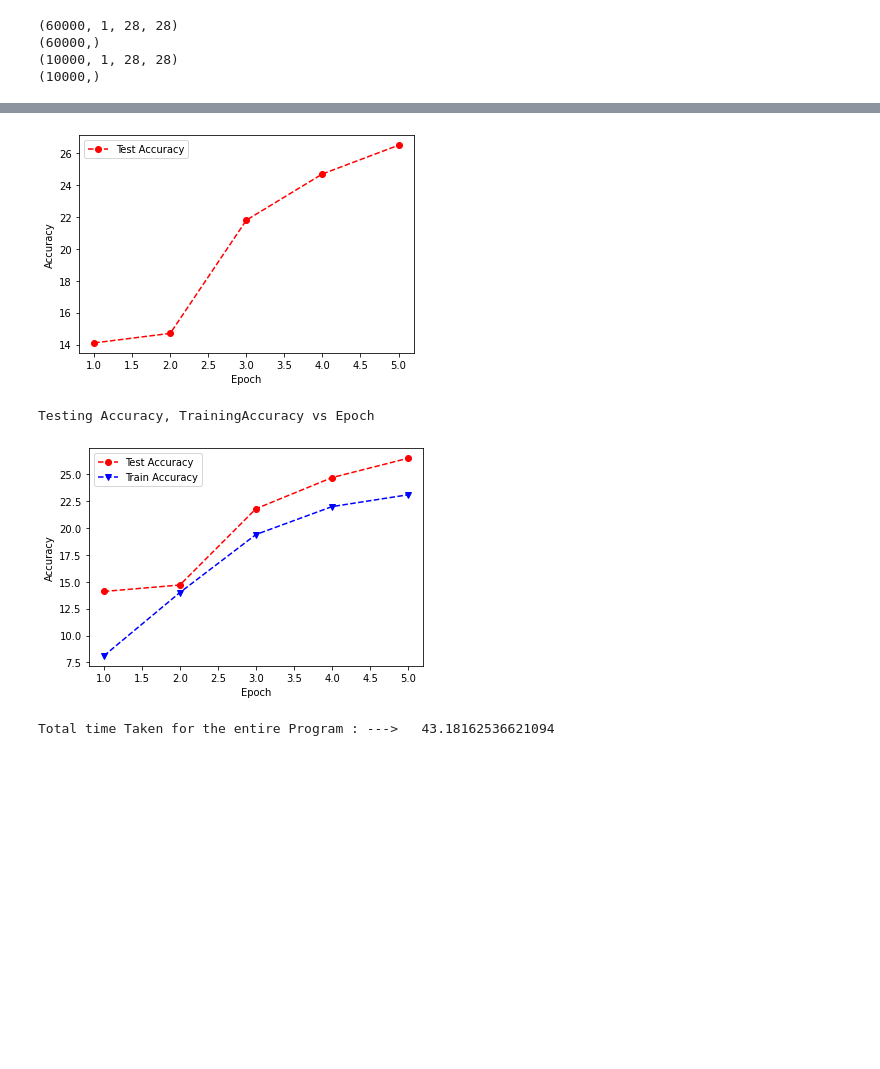
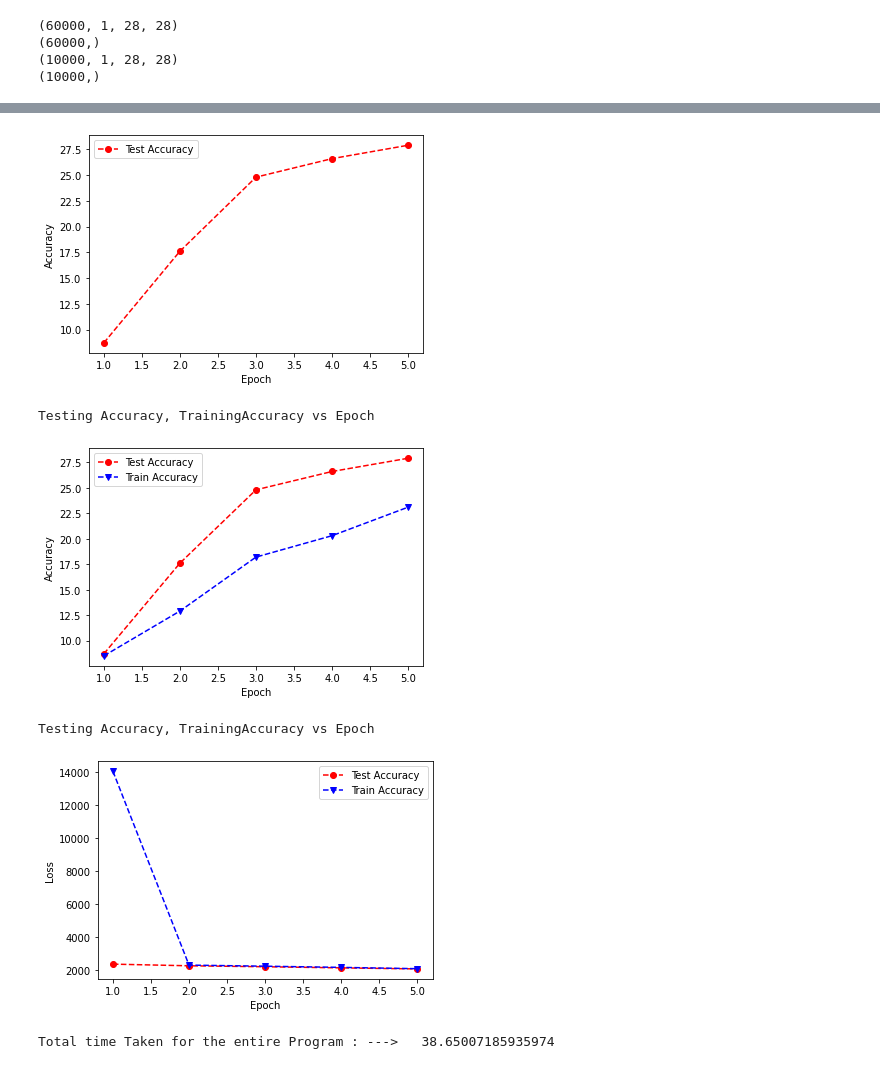
Before and after one commit to ksk94966/XNN_Math, a Jupyter notebook: NN.ipynb, the cells around one changed output, grey strips where cells are left out. Drawn from its saved outputs; the diff is of its cells as text; code cells hidden in the pictures; blank space fills up the shorter version.

```diff
--- a/NN.ipynb
+++ b/NN.ipynb
@@ -147,6 +147,7 @@ def testingNN(testdata,testlabels):
   count = 0;
   total = 0;
 #Forward Pass
+  total_testing_loss = 0
   for sample in range(1000):
     a0 = testdata[sample]                                                                    #division by 255
     a0 = a0.reshape(1,784)                                                                 #Reshaping ---> Vectorization
@@ -184,7 +185,10 @@ def testingNN(testdata,testlabels):
 
   #print((count/total)*100)
 
-  return (count/total)*100
+    testing_loss = np.sum(-y * np.log(ao))
+    total_testing_loss += testing_loss
+
+  return (count/total)*100,total_testing_loss
 
 #-------------------------------------------------------------------------------------Training---------------------------------------------------------------------------------------------------------
 
@@ -199,17 +203,14 @@ def testingNN(testdata,testlabels):
 
 epoch_train_accuracy = dict()
 
+epoch_train_loss = dict()
+epoch_test_loss = dict()
+
 #Training epochs
 for epoch in range(5):
   epoch_number = epoch + 1
   start = time.time()
-  total_LossPerEpoch = 0
-  # accuracy_label_train_encountered = dict()                               #For storing the respective train label count encountered
-  # accuracy_label_train_correct = dict()                                         #For storing the correctly predicted respective train label count
-  # for i in range(10):
-  #   accuracy_label_train_encountered[i] = 0
-  # for i in range(10):
-  #   accuracy_label_train_correct[i] = 0
+  train_LossPerEpoch = 0
   count = 0;
   total = 0;
   #Training Forward Pass
@@ -283,7 +284,7 @@ for epoch in range(5):
     bo -= lr * dcost_dbo.sum(axis=0)
 
     loss = np.sum(-y * np.log(ao))
-    total_LossPerEpoch += loss
+    train_LossPerEpoch += loss
     #print('Loss function value: ', loss)
   training_accuracy_perEachEpoch = (count/total)*100
   epoch_train_accuracy[epoch_number] = training_accuracy_perEachEpoch
@@ -292,13 +293,17 @@ for epoch in range(5):
   print("Epoch Number ", epoch_number)
   print("-------------------------------start--------------------------------")
   print("Time Elapsed --->     ", time_elapsed )
-  total_LossPerEpoch = total_LossPerEpoch/10000
-  print("Training Loss for this epoch -->   " , total_LossPerEpoch)
-  test_accuracy_epoch =  testingNN(test_data,test_labels)
+  epoch_train_loss[epoch_number] = train_LossPerEpoch
+  Avg_train_LossPerEpoch = train_LossPerEpoch/1000
+  print("Average Training Loss for this epoch -->   " , Avg_train_LossPerEpoch)
+  test_accuracy_epoch,test_LossPerEpoch =  testingNN(test_data,test_labels)
+  print("Average Testing Loss for this epoch -->   " , test_LossPerEpoch/1000)
+  epoch_test_loss[epoch_number] = test_LossPerEpoch
   print("Testing Accuracy for this epoch--->   ", test_accuracy_epoch)
   print("---------------------End---------------------------------------")
   print("\n")
   epoch_test_accuracy[epoch_number] = test_accuracy_epoch                                    #Storing the testing accuracy for each epoch to print the plot later at the end
+
 
 
 #--------------------------------------------------------------------------------------Overall  Accuracy Display for each label-------------------------------------------------
@@ -332,6 +337,14 @@ for key in epoch_test_accuracy:
   epoch_count.append(key)
   epoch_testAccuracy.append(epoch_test_accuracy[key])
 
+epoch_trainLoss = []
+for key in epoch_train_loss:
+  epoch_trainLoss.append(epoch_train_loss[key])
+
+epoch_testLoss = []
+for key in epoch_test_loss:
+  epoch_testLoss.append(epoch_test_loss[key])
+
 
 #Displaying the plot
 print("\n")
@@ -345,6 +358,7 @@ plt.ylabel('Accuracy')
 plt.show()
 
 #performance Display plot
+#Displaying the Accuracy vs epoch for both training and testing data
 print("\n")
 print("Testing Accuracy, TrainingAccuracy vs Epoch")
 print("\n")
@@ -355,6 +369,17 @@ plt.xlabel('Epoch')
 plt.ylabel('Accuracy')
 plt.show()
 
+#Displaying the Loss vs epoch for both training and testing data
+print("\n")
+print("Testing Accuracy, TrainingAccuracy vs Epoch")
+print("\n")
+plt.plot(epoch_count, epoch_testLoss,'r--',marker='o',label='Test Accuracy')
+plt.plot(epoch_count, epoch_trainLoss, 'b--',marker='v',label='Train Accuracy')
+plt.legend(['Test Accuracy','Train Accuracy'])
+plt.xlabel('Epoch')
+plt.ylabel('Loss')
+plt.show()
+
 #Displaying the total time taken for the program
 
 end_prgm_time = time.time()
@@ -377,8 +402,10 @@ Training Loss for this epoch -->    0.22800458201111423
 Label   9   Accuracy -->   0.0
 
 
 Accuracy vs Epoch
-[figure, old version]
+[figure, new version]
 Testing Accuracy, TrainingAccuracy vs Epoch
-[figure, old version]
+[figure, new version]
-Total time Taken for the entire Program : --->   43.18162536621094
+Testing Accuracy, TrainingAccuracy vs Epoch
+[figure, added]
+Total time Taken for the entire Program : --->   38.65007185935974
```
Also changed, not shown: parts of 2 cells of this notebook.
